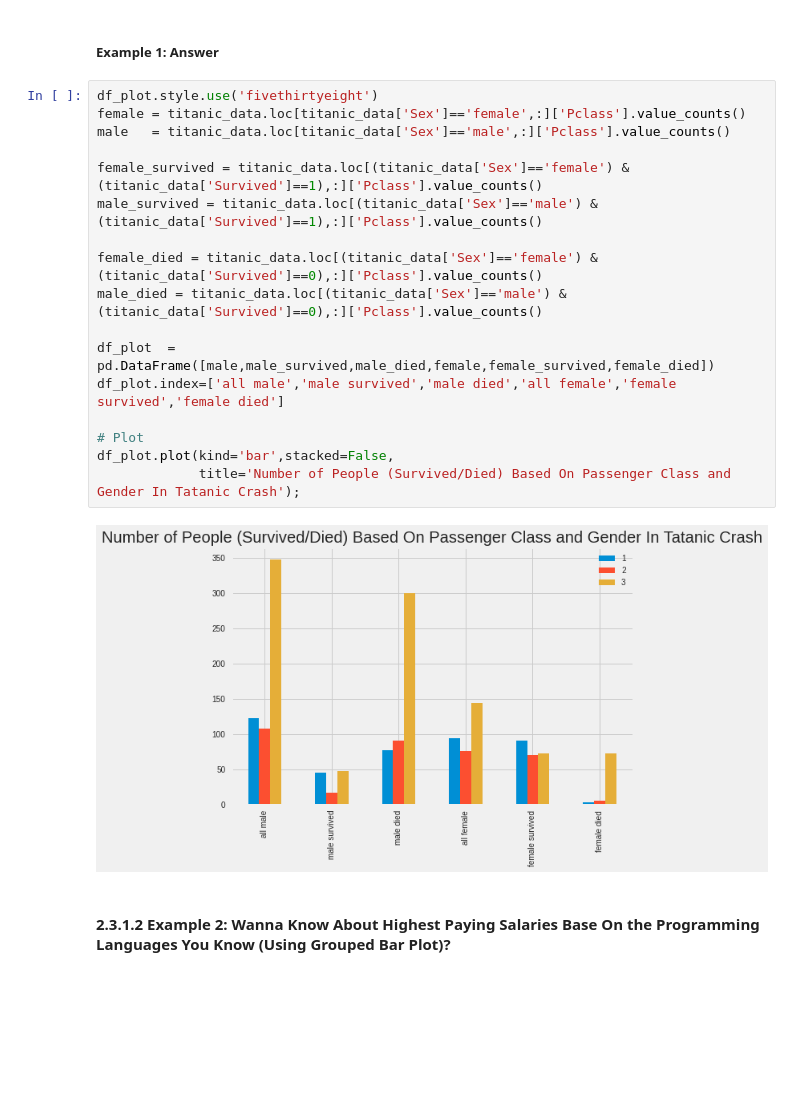
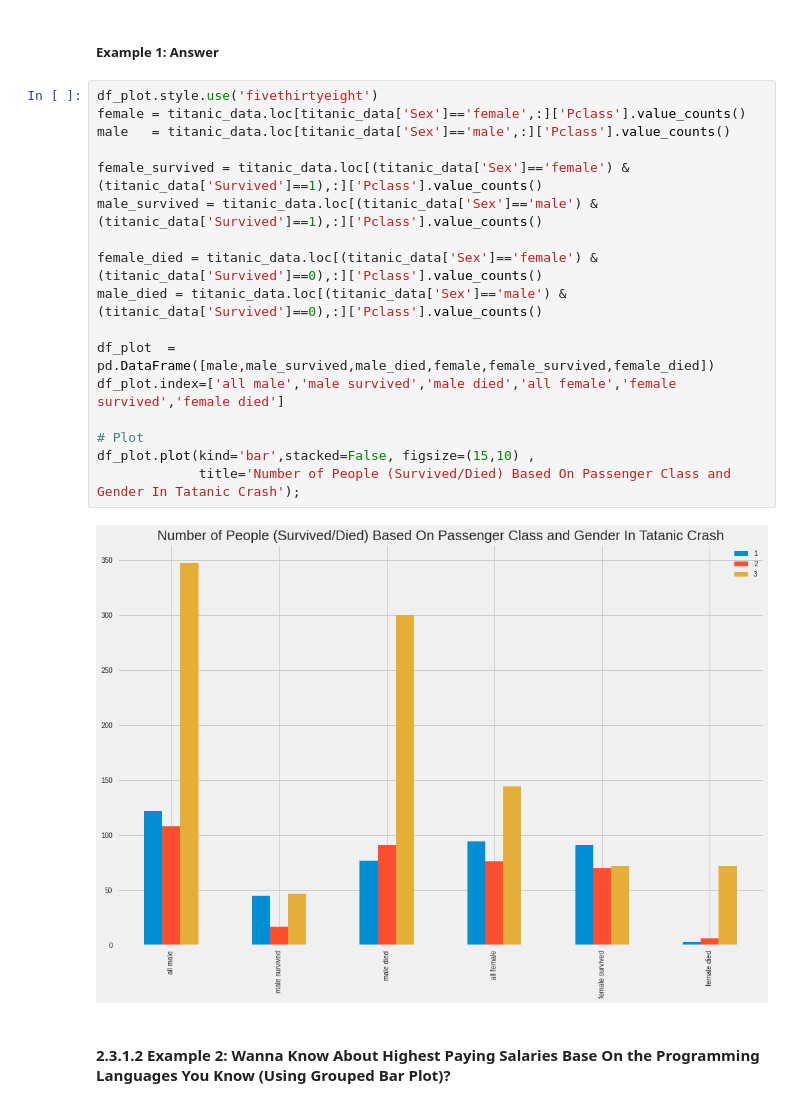
Before and after one commit to GPrathap/pythonII, a Jupyter notebook: matplotlib/matplot-new.ipynb, the cells around one changed output. Cells and saved outputs as stored; diff of their text form; blank space fills up the shorter version.

```diff
--- a/matplotlib/matplot-new.ipynb
+++ b/matplotlib/matplot-new.ipynb
@@ -370,22 +418,22 @@ If you want to plot Grouped barplots then use seaborn package using hue='groupCo
 # %%
 df_plot.style.use('fivethirtyeight')
 female = titanic_data.loc[titanic_data['Sex']=='female',:]['Pclass'].value_counts()
 male   = titanic_data.loc[titanic_data['Sex']=='male',:]['Pclass'].value_counts()
 
 female_survived = titanic_data.loc[(titanic_data['Sex']=='female') & (titanic_data['Survived']==1),:]['Pclass'].value_counts()
 male_survived = titanic_data.loc[(titanic_data['Sex']=='male') & (titanic_data['Survived']==1),:]['Pclass'].value_counts()
 
 female_died = titanic_data.loc[(titanic_data['Sex']=='female') & (titanic_data['Survived']==0),:]['Pclass'].value_counts()
 male_died = titanic_data.loc[(titanic_data['Sex']=='male') & (titanic_data['Survived']==0),:]['Pclass'].value_counts()
 
 df_plot  = pd.DataFrame([male,male_survived,male_died,female,female_survived,female_died])
 df_plot.index=['all male','male survived','male died','all female','female survived','female died']
 
 # Plot
-df_plot.plot(kind='bar',stacked=False,
+df_plot.plot(kind='bar',stacked=False, figsize=(15,10) ,
              title='Number of People (Survived/Died) Based On Passenger Class and Gender In Tatanic Crash');
 # %% [output]
-[figure, old version]
+[figure, new version]
 # %% [markdown]
 #### **2.3.1.2 Example 2**: Wanna Know About Highest Paying Salaries Base On the Programming Languages You Know (Using Grouped Bar Plot)?
 # %% [markdown]
```
Also changed, not shown: parts of 26 cells of this notebook.
